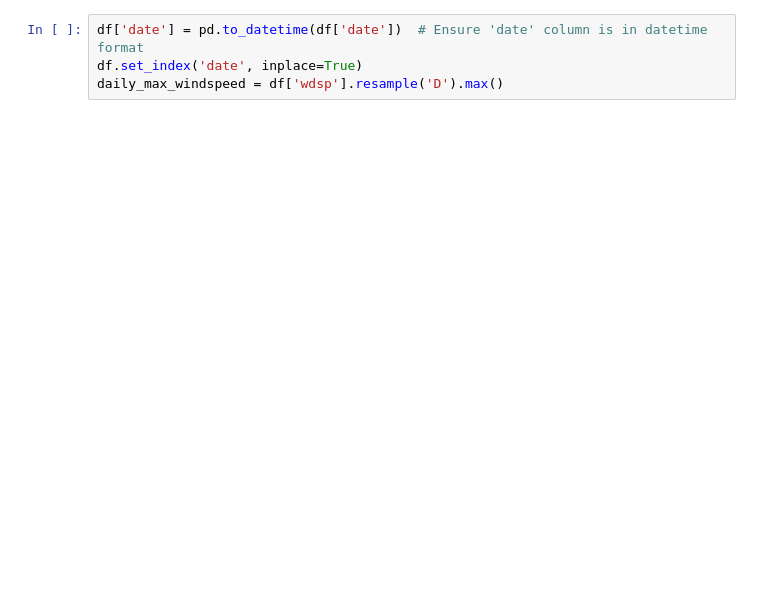
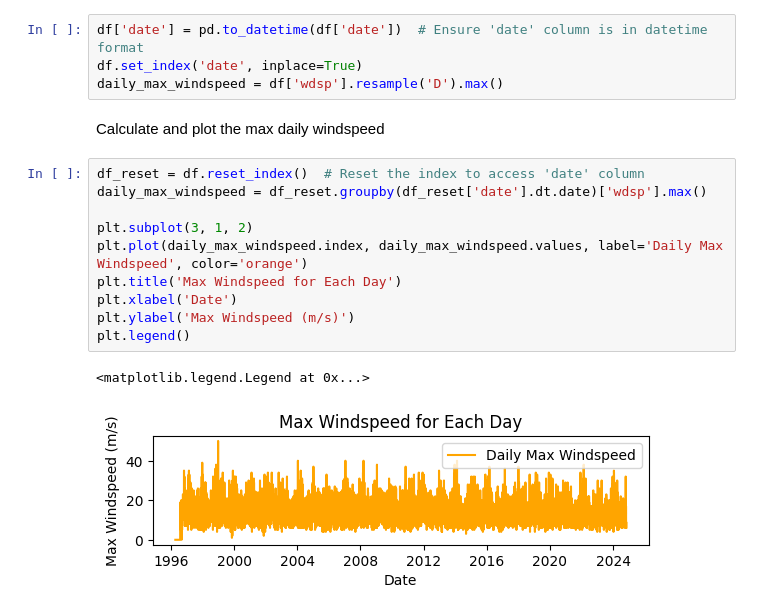
Before and after one commit to GraceMarySmyth/programming-for-data-analytics, a Jupyter notebook: Assignments/assignment_6_Weather.ipynb, the cells around one changed output. Saved outputs shown, nothing was run; the diff lists cells and outputs as text; blank space fills up the shorter version.

```diff
--- a/Assignments/assignment_6_Weather.ipynb
+++ b/Assignments/assignment_6_Weather.ipynb
@@ -196,4 +197,19 @@ plt.legend()
 df['date'] = pd.to_datetime(df['date'])  # Ensure 'date' column is in datetime format
 df.set_index('date', inplace=True)
 daily_max_windspeed = df['wdsp'].resample('D').max()
+# %% [markdown]
+Calculate and plot the max daily windspeed
+# %%
+df_reset = df.reset_index()  # Reset the index to access 'date' column
+daily_max_windspeed = df_reset.groupby(df_reset['date'].dt.date)['wdsp'].max()
+
+plt.subplot(3, 1, 2)
+plt.plot(daily_max_windspeed.index, daily_max_windspeed.values, label='Daily Max Windspeed', color='orange')
+plt.title('Max Windspeed for Each Day')
+plt.xlabel('Date')
+plt.ylabel('Max Windspeed (m/s)')
+plt.legend()
+# %% [output]
+<matplotlib.legend.Legend at 0x...>
+[figure, added]
 # %% [markdown]
```
Also changed, not shown: parts of 6 cells of this notebook.
